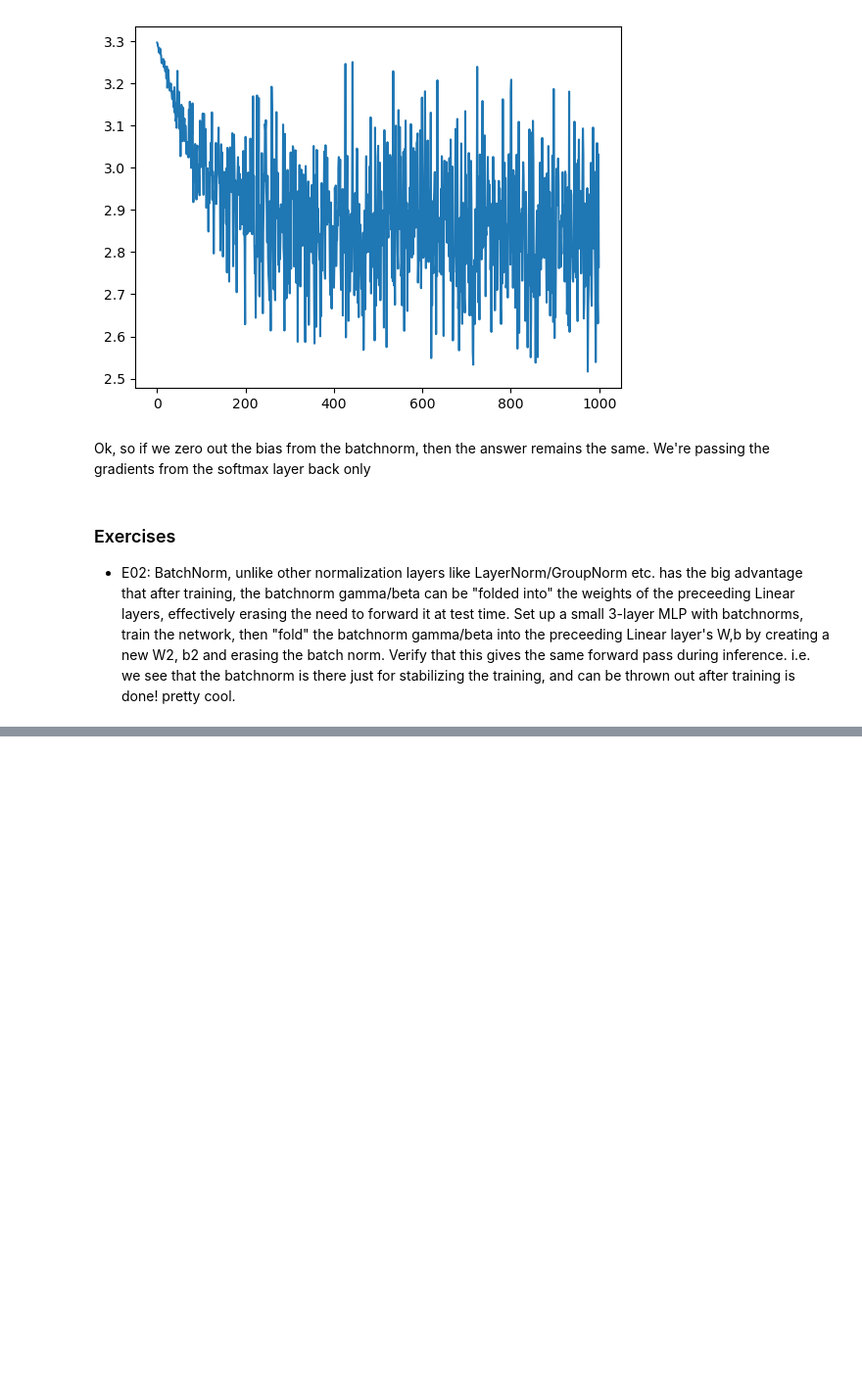
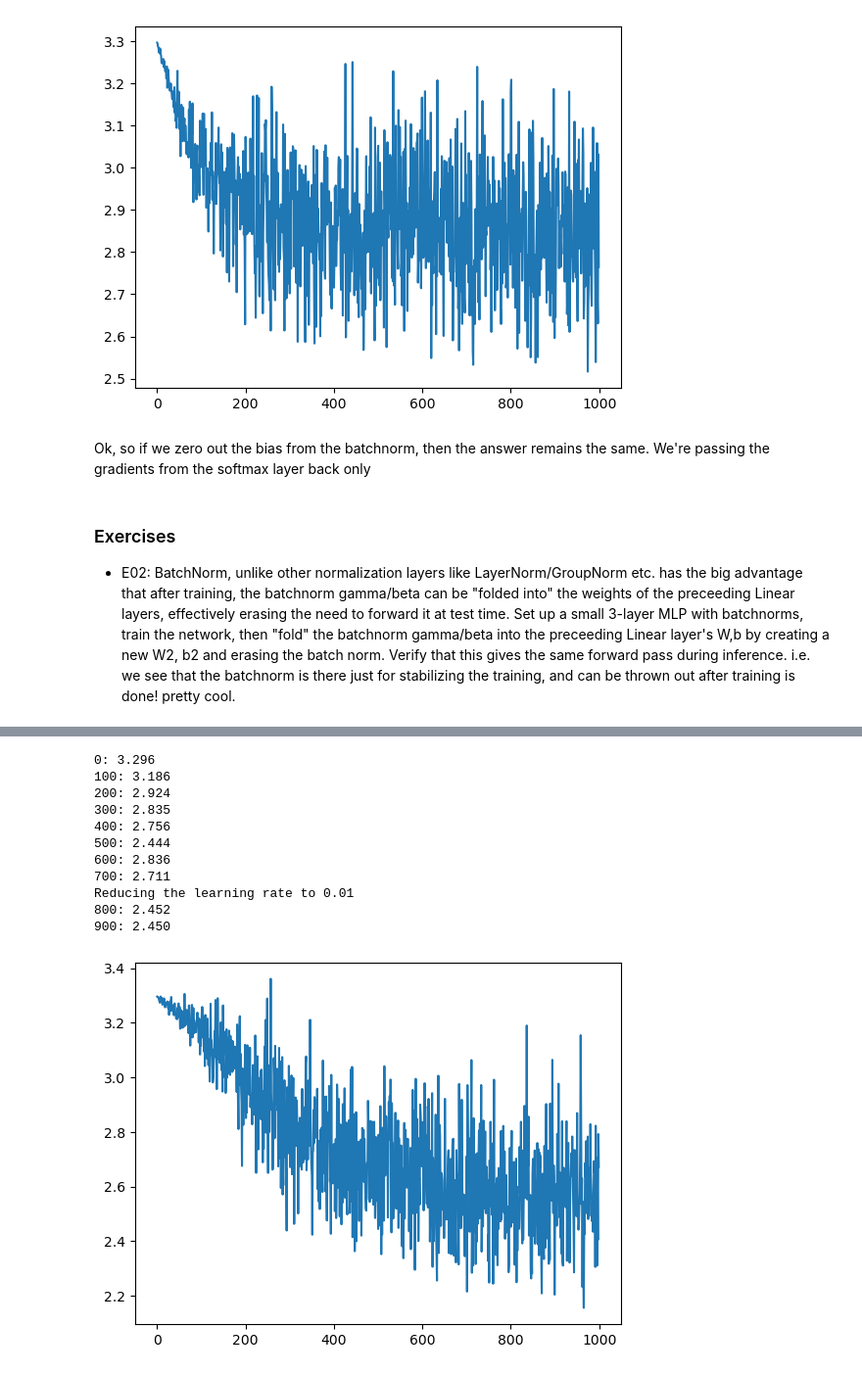
Before and after one commit to osamja/zero-to-hero, a Jupyter notebook: lecture_4_activation_gradients.ipynb, the cells around one changed output, grey strips where cells are left out. Shown at 98% size. Cells and saved outputs as stored; diff of their text form; code cells hidden in the pictures; blank space fills up the shorter version.

```diff
--- a/lecture_4_activation_gradients.ipynb
+++ b/lecture_4_activation_gradients.ipynb
@@ -1589,0 +1687,66 @@ Questions:
+# %%
+# gradient descent
+epochs = 1000
+batch_size = 32
+loss_counts = []
+lr = 0.1
+ud = [] # update distribution
+
+for i in range(epochs):
+    # get the batch
+    ix = torch.randint(0, x_train.shape[0], (batch_size,))
+    X = x_train[ix]
+    Y = y_train[ix]
+
+    # forward pass
+    emb = C[X]
+    x = emb.view(emb.shape[0], -1)
+    for layer in layers:
+        x = layer(x)        # move the input through each layer in the network
+    # calculate the loss
+    loss = F.cross_entropy(x, Y)
+    loss_counts.append(loss.item())
+
+    # backward pass
+    for layer in layers:
+        layer.out.retain_grad()
+
+    for p in parameters:
+        p.grad = None
+
+    loss.backward()
+
+    if i == int(epochs * 0.75):     # reduce the learning rate after 75% of the epochs
+        lr = 0.01
+        print('Reducing the learning rate to 0.01')
+    for p in parameters:
+        p.data -= p.grad * lr
+
+    with torch.no_grad():
+        udvalue = [((lr*p.grad).std() / p.data.std()).log10().item() for p in parameters]   # update:data ratio
+        # if udvalue is inf or nan, replace with 0
+        udvalue = [-5 if math.isinf(x) or math.isnan(x) else x for x in udvalue]
+        # print(f'udvalue: {(torch.tensor(udvalue).mean())}')
+        ud.append(udvalue)
+
+    if i % 100 == 0:
+        print(f"{i}: {loss.item():.3f}")
+
+    # break
+
+# plot the loss
+plt.plot(loss_counts)
+plt.show()
+# %% [output]
+0: 3.296
+100: 3.186
+200: 2.924
+300: 2.835
+400: 2.756
+500: 2.444
+600: 2.836
+700: 2.711
+Reducing the learning rate to 0.01
+800: 2.452
+900: 2.450
+[figure, added]
```
Also changed, not shown: parts of 10 cells of this notebook.
